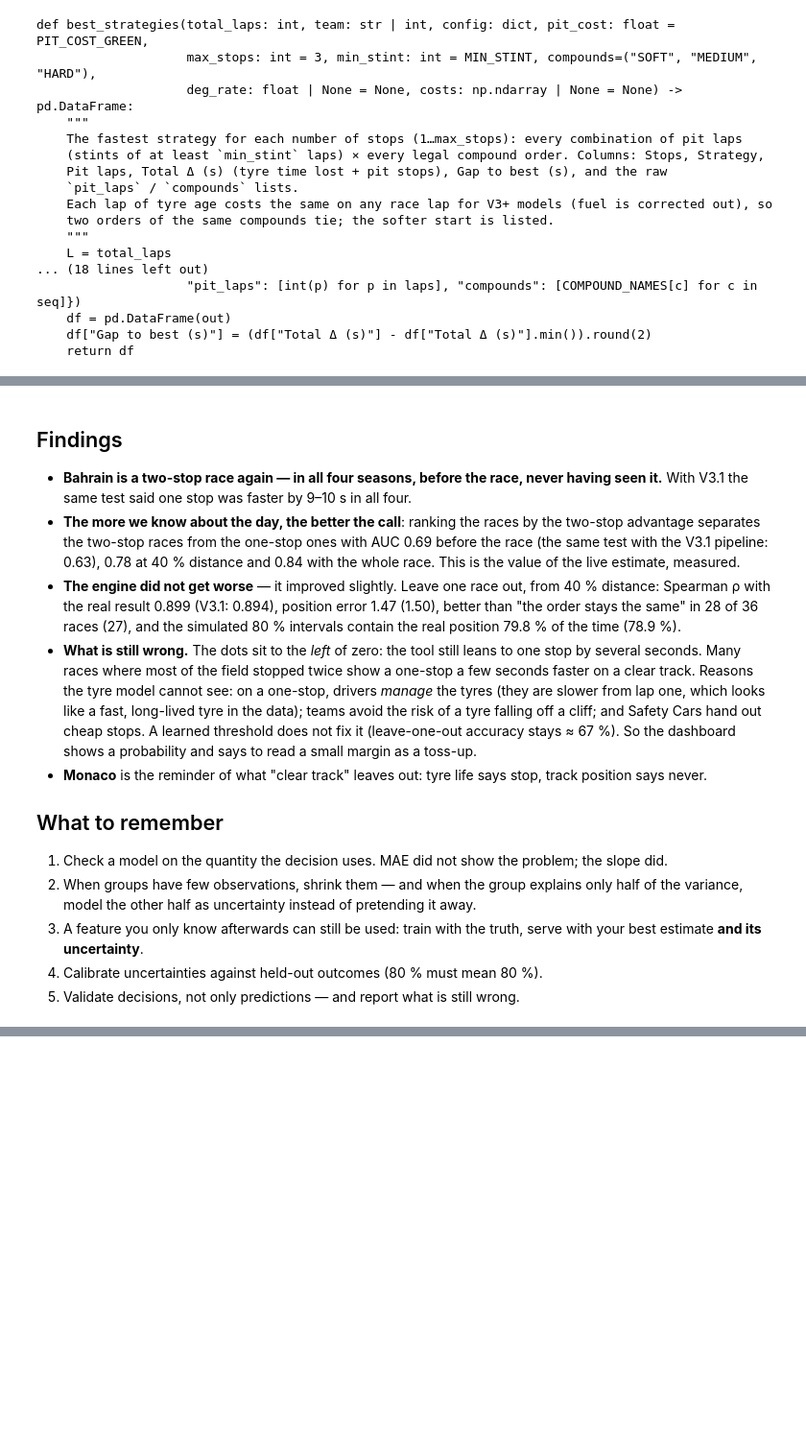
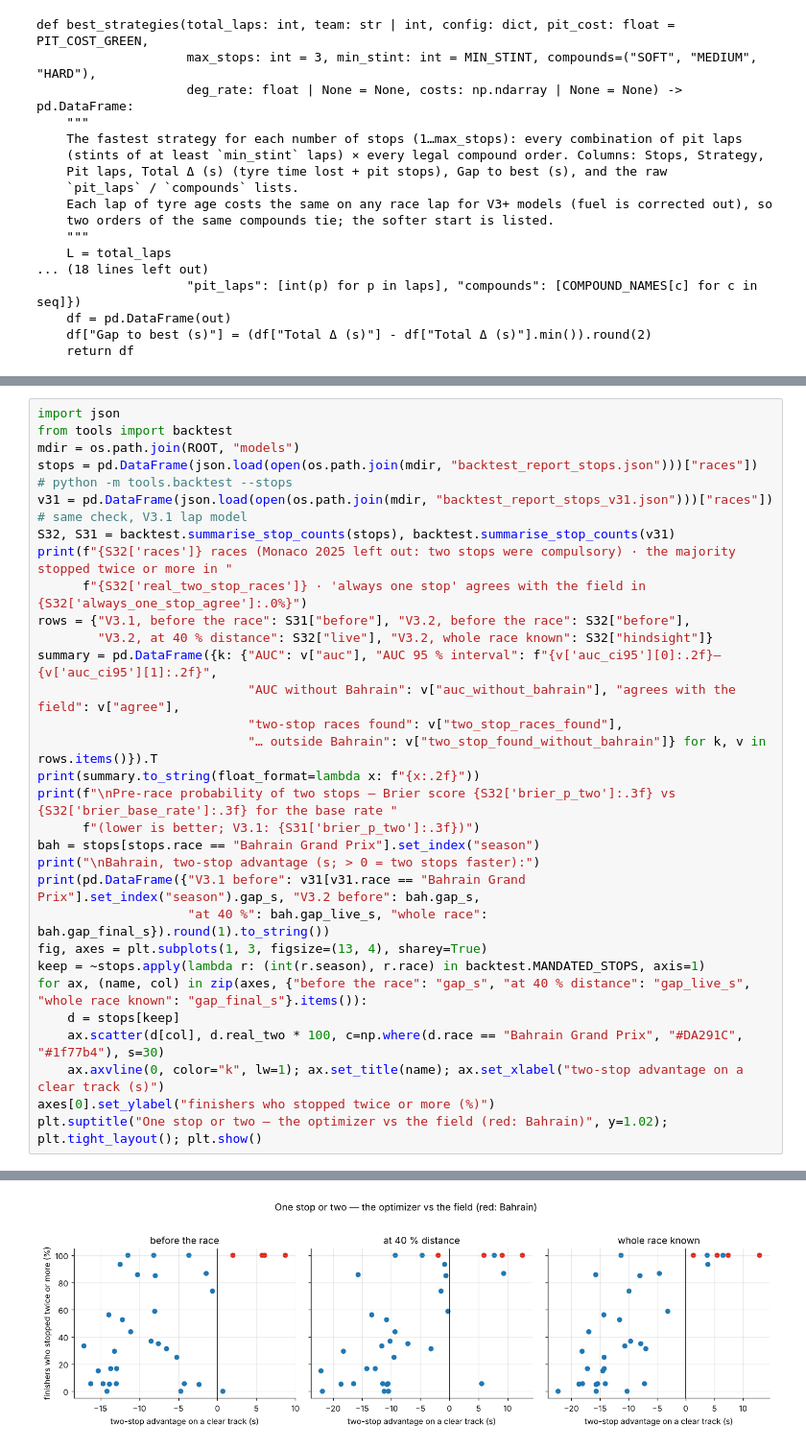
Before and after one commit to pdf1802/f1-data-science, a Jupyter notebook: notebooks/degradation_by_circuit.ipynb, the cells around one changed output, grey strips where cells are left out. Shown at 96% size. Drawn from its saved outputs; the diff is of its cells as text; blank space fills up the shorter version.

```diff
--- a/notebooks/degradation_by_circuit.ipynb
+++ b/notebooks/degradation_by_circuit.ipynb
@@ -648,29 +630,31 @@ Bahrain, two-stop advantage before the race (s): {2022: 0.2, 2023: 6.4, 2024: 2.
-# %% [markdown]
-## Findings
-
-- **Bahrain is a two-stop race again — in all four seasons, before the race, never having seen it.** With V3.1 the
-  same test said one stop was faster by 9–10 s in all four.
-- **The more we know about the day, the better the call**: ranking the races by the two-stop advantage separates
-  the two-stop races from the one-stop ones with AUC 0.69 before the race (the same test with the V3.1 pipeline:
-  0.63), 0.78 at 40 % distance and
-  0.84 with the whole race. This is the value of the live estimate, measured.
-- **The engine did not get worse** — it improved slightly. Leave one race out, from 40 % distance: Spearman ρ with
-  the real result 0.899 (V3.1: 0.894), position error 1.47 (1.50), better than "the order stays the same" in 28 of
-  36 races (27), and the simulated 80 % intervals contain the real position 79.8 % of the time (78.9 %).
-- **What is still wrong.** The dots sit to the *left* of zero: the tool still leans to one stop by several seconds.
-  Many races where most of the field stopped twice show a one-stop a few seconds faster on a clear track. Reasons
-  the tyre model cannot see: on a one-stop, drivers *manage* the tyres (they are slower from lap one, which looks
-  like a fast, long-lived tyre in the data); teams avoid the risk of a tyre falling off a cliff; and Safety Cars
-  hand out cheap stops. A learned threshold does not fix it (leave-one-out accuracy stays ≈ 67 %). So the dashboard
-  shows a probability and says to read a small margin as a toss-up.
-- **Monaco** is the reminder of what "clear track" leaves out: tyre life says stop, track position says never.
-
-## What to remember
-
-1. Check a model on the quantity the decision uses. MAE did not show the problem; the slope did.
-2. When groups have few observations, shrink them — and when the group explains only half of the variance, model
-   the other half as uncertainty instead of pretending it away.
-3. A feature you only know afterwards can still be used: train with the truth, serve with your best estimate **and
-   its uncertainty**.
-4. Calibrate uncertainties against held-out outcomes (80 % must mean 80 %).
-5. Validate decisions, not only predictions — and report what is still wrong.
+# %%
+import json
+from tools import backtest
+mdir = os.path.join(ROOT, "models")
+stops = pd.DataFrame(json.load(open(os.path.join(mdir, "backtest_report_stops.json")))["races"])   # python -m tools.backtest --stops
+v31 = pd.DataFrame(json.load(open(os.path.join(mdir, "backtest_report_stops_v31.json")))["races"])  # same check, V3.1 lap model
+S32, S31 = backtest.summarise_stop_counts(stops), backtest.summarise_stop_counts(v31)
+print(f"{S32['races']} races (Monaco 2025 left out: two stops were compulsory) · the majority stopped twice or more in "
+      f"{S32['real_two_stop_races']} · 'always one stop' agrees with the field in {S32['always_one_stop_agree']:.0%}")
+rows = {"V3.1, before the race": S31["before"], "V3.2, before the race": S32["before"],
+        "V3.2, at 40 % distance": S32["live"], "V3.2, whole race known": S32["hindsight"]}
+summary = pd.DataFrame({k: {"AUC": v["auc"], "AUC 95 % interval": f"{v['auc_ci95'][0]:.2f}–{v['auc_ci95'][1]:.2f}",
+                            "AUC without Bahrain": v["auc_without_bahrain"], "agrees with the field": v["agree"],
+                            "two-stop races found": v["two_stop_races_found"],
+                            "… outside Bahrain": v["two_stop_found_without_bahrain"]} for k, v in rows.items()}).T
+print(summary.to_string(float_format=lambda x: f"{x:.2f}"))
+print(f"\nPre-race probability of two stops — Brier score {S32['brier_p_two']:.3f} vs {S32['brier_base_rate']:.3f} for the base rate "
+      f"(lower is better; V3.1: {S31['brier_p_two']:.3f})")
+bah = stops[stops.race == "Bahrain Grand Prix"].set_index("season")
+print("\nBahrain, two-stop advantage (s; > 0 = two stops faster):")
+print(pd.DataFrame({"V3.1 before": v31[v31.race == "Bahrain Grand Prix"].set_index("season").gap_s, "V3.2 before": bah.gap_s,
+                    "at 40 %": bah.gap_live_s, "whole race": bah.gap_final_s}).round(1).to_string())
+fig, axes = plt.subplots(1, 3, figsize=(13, 4), sharey=True)
+keep = ~stops.apply(lambda r: (int(r.season), r.race) in backtest.MANDATED_STOPS, axis=1)
+for ax, (name, col) in zip(axes, {"before the race": "gap_s", "at 40 % distance": "gap_live_s", "whole race known": "gap_final_s"}.items()):
+    d = stops[keep]
+    ax.scatter(d[col], d.real_two * 100, c=np.where(d.race == "Bahrain Grand Prix", "#DA291C", "#1f77b4"), s=30)
+    ax.axvline(0, color="k", lw=1); ax.set_title(name); ax.set_xlabel("two-stop advantage on a clear track (s)")
+axes[0].set_ylabel("finishers who stopped twice or more (%)")
+plt.suptitle("One stop or two — the optimizer vs the field (red: Bahrain)", y=1.02); plt.tight_layout(); plt.show()
+# %% [output]
@@ -676,0 +677 @@ Bahrain, two-stop advantage before the race (s): {2022: 0.2, 2023: 6.4, 2024: 2.
+[figure, added]
```
Also changed, not shown: parts of 21 cells of this notebook, 27 other files.
